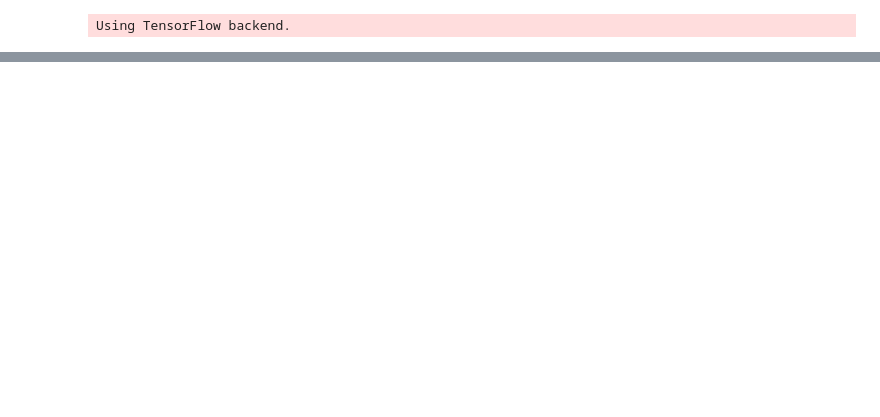
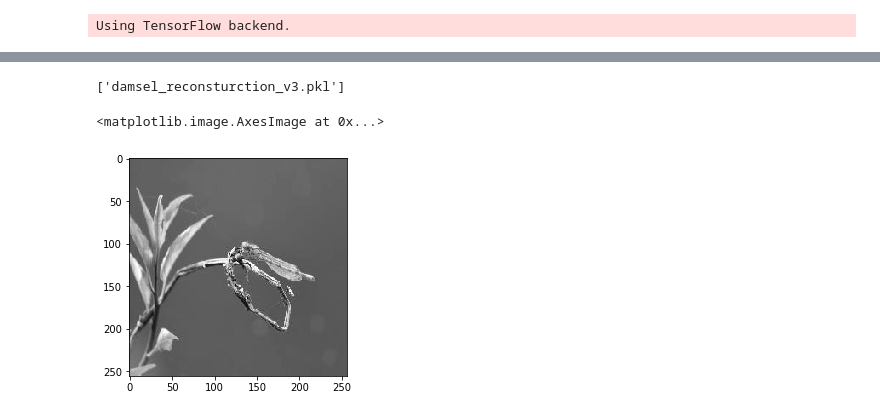
Before and after one commit to Gal-Gilor/The_Linnaeus_Bot, a Jupyter notebook: image_preprocessing.ipynb, the cells around one changed output, grey strips where cells are left out. Drawn from its saved outputs; the diff is of its cells as text; code cells hidden in the pictures; blank space fills up the shorter version.

```diff
--- a/image_preprocessing.ipynb
+++ b/image_preprocessing.ipynb
@@ -359,0 +240,3 @@ tensorflow.__version__
+# %%
+damsel_train_path = r'D:\Linnaeus_models\damsel\train\damsel_train.npy'
+damsel_train = np.load(damsel_train_path)
@@ -359,0 +248,31 @@ tensorflow.__version__
+# %%
+x_train = damsel_train[:12000].reshape(-1, 65536)
+x_val = damsel_train[12000:].reshape(-1, 65536)
+
+# this is our input placeholder
+input_img = Input(shape=(65536,))
+
+# "encoded" is the encoded representation of the input
+encoded = Dense(4000, activation='tanh')(input_img)
+encoded = Dense(2000, activation='relu',
+                activity_regularizer=regularizers.l1(0.001))(encoded)
+encoded = Dense(1000, activation='relu',
+                activity_regularizer=regularizers.l1(0.001))(encoded)
+encoded = Dense(500, activation='relu',
+                activity_regularizer=regularizers.l1(0.001))(encoded)
+encoded = Dense(500, activation='relu',
+                activity_regularizer=regularizers.l1(0.001))(encoded)
+encoded = Dense(256, activation='softmax',
+                activity_regularizer=regularizers.l1(0.001))(encoded)
+
+# "decoded" is the lossy reconstruction of the input
+decoded = Dense(256, activation='relu')(encoded)
+decoded = Dense(500, activation='relu')(encoded)
+decoded = Dense(500, activation='relu')(encoded)
+decoded = Dense(1000, activation='relu')(decoded)
+decoded = Dense(2000, activation='relu')(decoded)
+decoded = Dense(4000, activation='relu')(decoded)
+decoded = Dense(65536)(decoded)
+
+# this model maps an input to its reconstruction
+autoencoder = Model(input_img, decoded)
@@ -359,0 +306,15 @@ tensorflow.__version__
+# %%
+# save using joblib
+import joblib
+
+model_name =  'damsel_reconsturction_v3.pkl'
+joblib.dump(autoencoder, model_name)
+# %% [output]
+['damsel_reconsturction_v3.pkl']
+# %%
+# preds = autoencoder.predict(x_val)
+
+plt.imshow(x_val[2].reshape(256, 256), cmap='gray')
+# %% [output]
+<matplotlib.image.AxesImage at 0x...>
+[figure, added]
```
Also changed, not shown: parts of 32 cells of this notebook, 5 other files.
